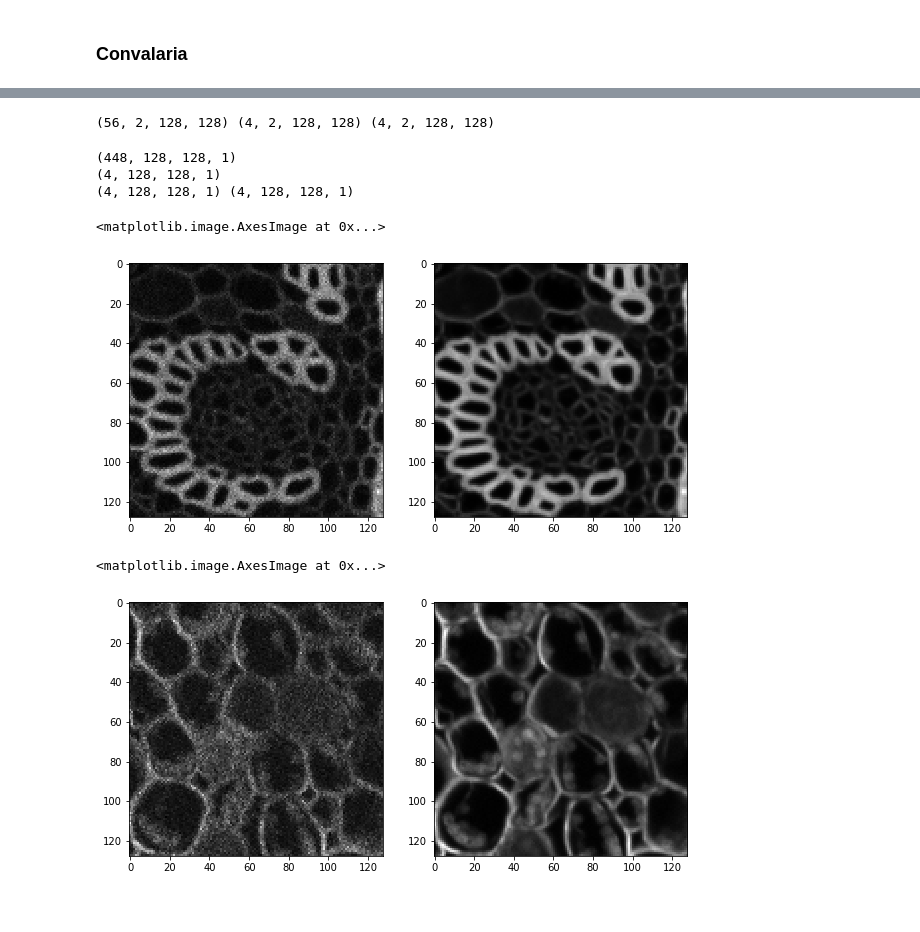
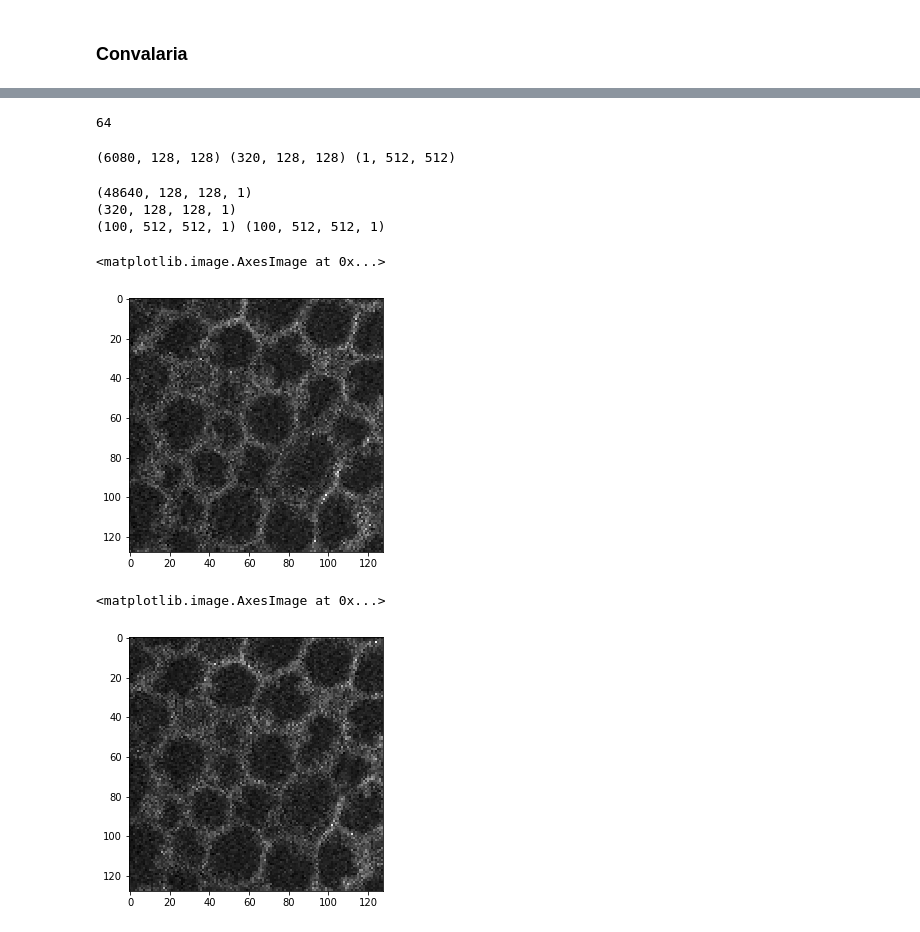
Before and after one commit to fmi-faim/N2V2_Experiments, a Jupyter notebook: data_generation/Simulate Data.ipynb, the cells around one changed output, grey strips where cells are left out. Cells and saved outputs as stored; diff of their text form; code cells hidden in the pictures.

Commit message:
Fix Convallaria data simulation.

```diff
--- a/data_generation/Simulate Data.ipynb
+++ b/data_generation/Simulate Data.ipynb
@@ -366,8 +366,3 @@ np.savez('../data/Flywing_g70/mouse_g70_test.npz', x_test=flywing_g70_test, gt_t
 # %%
 from tifffile import imread
 data = imread('../data/Convallaria_diaphragm/20190520_tl_25um_50msec_05pc_488_130EM_Conv.tif')
-# %%
-noisy = data[20]
-gt = np.mean(data, axis=0)
-data = np.stack([noisy, gt])
-data.shape
@@ -401,38 +384,42 @@ test = patches[idx[60:]]
+# %%
+len(patches)
+# %% [output]
+64
+# %%
+train = np.concatenate([p[:-5] for p in patches])
+val = np.concatenate([p[-5:] for p in patches])
+test = np.mean(data[:, :512, :512], axis=0)[np.newaxis]
 # %%
 print(train.shape, val.shape, test.shape)
 # %% [output]
-(56, 2, 128, 128) (4, 2, 128, 128) (4, 2, 128, 128)
+(6080, 128, 128) (320, 128, 128) (1, 512, 512)
 # %%
-convallaria_train = augment(train[:,0])[..., np.newaxis]
-convallaria_val = val[:,0][..., np.newaxis]
-convallaria_test = test[:,0][..., np.newaxis]
-convallaria_test_gt = test[:,1][..., np.newaxis]
+convallaria_train = augment(train)[..., np.newaxis]
+convallaria_val = val[..., np.newaxis]
+convallaria_test = data[:, :512, :512][..., np.newaxis]
+convallaria_test_gt = np.repeat(test[..., np.newaxis], 100, axis=0)
 # %%
 print(convallaria_train.shape)
 print(convallaria_val.shape)
 print(convallaria_test.shape, convallaria_test_gt.shape)
 # %% [output]
-(448, 128, 128, 1)
-(4, 128, 128, 1)
-(4, 128, 128, 1) (4, 128, 128, 1)
+(48640, 128, 128, 1)
+(320, 128, 128, 1)
+(100, 512, 512, 1) (100, 512, 512, 1)
 # %%
 plt.figure(figsize=(10, 5))
 plt.subplot(1,2,1)
 plt.imshow(convallaria_train[0,...,0], cmap='gray', interpolation='nearest')
-plt.subplot(1,2,2)
-plt.imshow(train[:,1][0], cmap='gray', interpolation='nearest')
 # %% [output]
 <matplotlib.image.AxesImage at 0x...>
-[figure, old version]
+[figure, new version]
 # %%
 plt.figure(figsize=(10, 5))
 plt.subplot(1,2,1)
 plt.imshow(convallaria_val[0,...,0], cmap='gray', interpolation='nearest')
-plt.subplot(1,2,2)
-plt.imshow(val[:,1][0], cmap='gray', interpolation='nearest')
 # %% [output]
 <matplotlib.image.AxesImage at 0x...>
-[figure, old version]
+[figure, new version]
 # %%
 plt.figure(figsize=(10, 5))
 plt.subplot(1,2,1)
```
Also changed, not shown: parts of 7 cells of this notebook.
